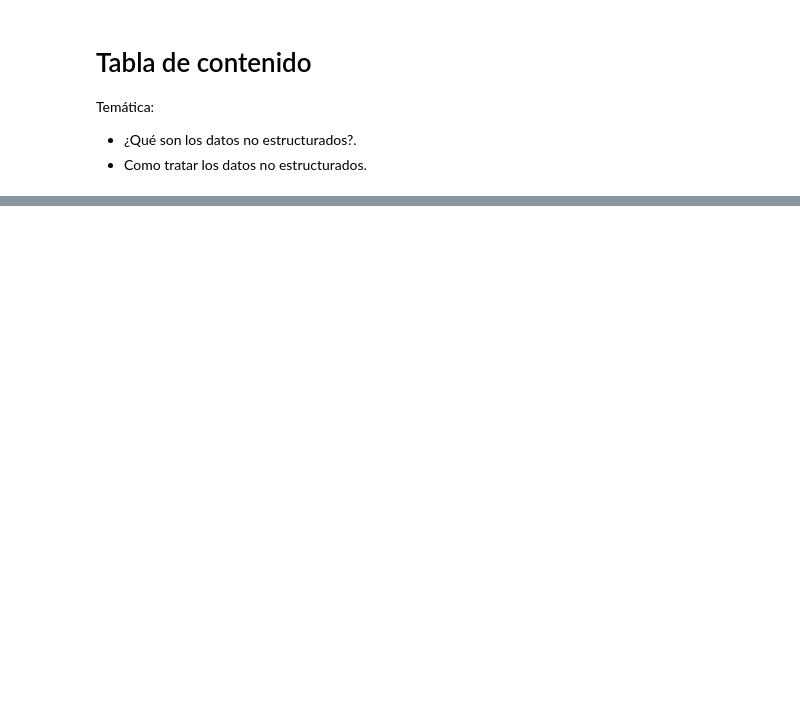
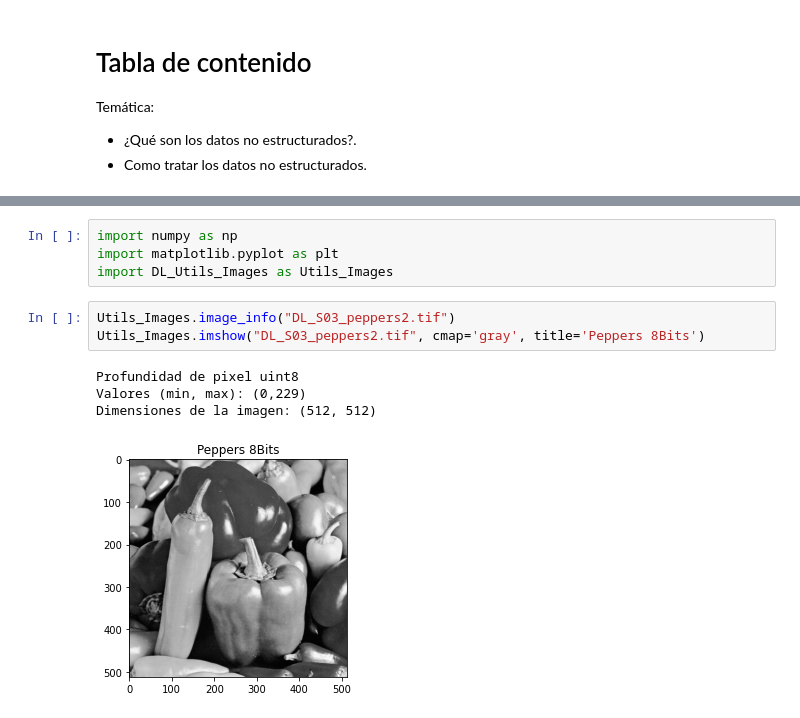
Before and after one commit to ssanchezgoe/curso_deep_learning_economia, a Jupyter notebook: NBs_Google_Colab/DL_S03_Tipos_de_Datos.ipynb, the cells around one changed output, grey strips where cells are left out. Saved outputs shown, nothing was run; the diff lists cells and outputs as text; blank space fills up the shorter version.

```diff
--- a/NBs_Google_Colab/DL_S03_Tipos_de_Datos.ipynb
+++ b/NBs_Google_Colab/DL_S03_Tipos_de_Datos.ipynb
@@ -63,0 +92,12 @@ Profundidad de Pixel | Cantidad de Valores
+# %%
+import numpy as np
+import matplotlib.pyplot as plt
+import DL_Utils_Images as Utils_Images
+# %%
+Utils_Images.image_info("DL_S03_peppers2.tif")
+Utils_Images.imshow("DL_S03_peppers2.tif", cmap='gray', title='Peppers 8Bits')
+# %% [output]
+Profundidad de pixel uint8
+Valores (min, max): (0,229)
+Dimensiones de la imagen: (512, 512)
+[figure, added]
```
Also changed, not shown: parts of 6 cells of this notebook.
